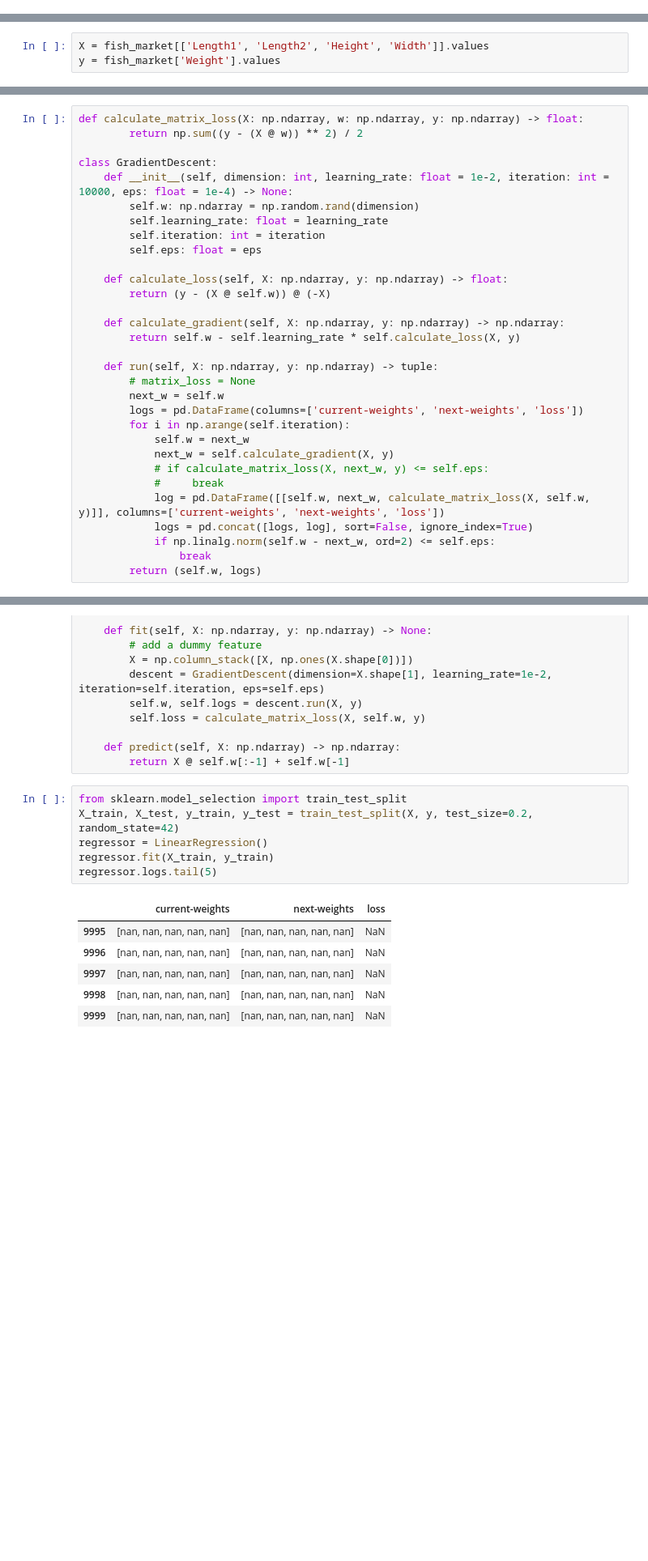
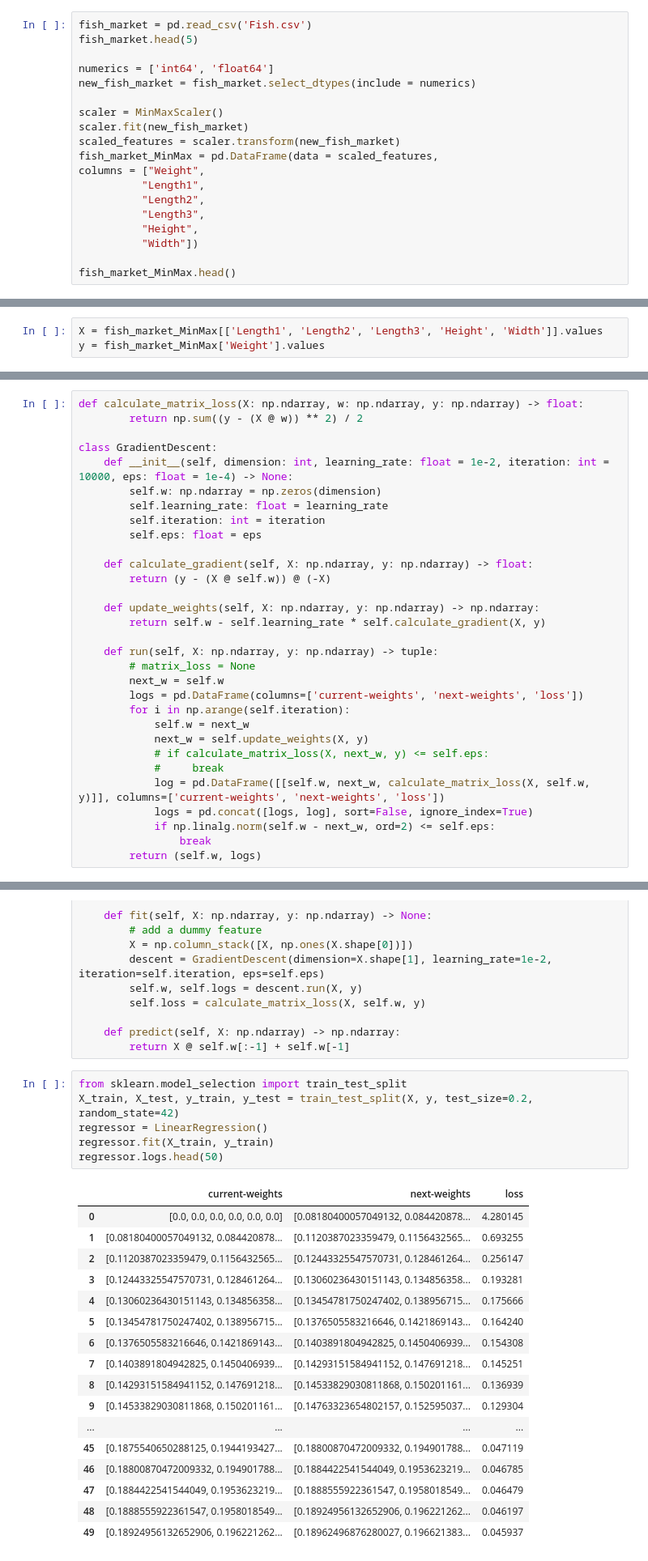
Before and after one commit to NeveykoArt/MachinLearning, a Jupyter notebook: Lab1.ipynb, the cells around one changed output, grey strips where cells are left out. Shown at 81% size. Saved outputs shown, nothing was run; the diff lists cells and outputs as text; blank space fills up the shorter version.

```diff
--- a/Lab1.ipynb
+++ b/Lab1.ipynb
@@ -25,0 +20,19 @@ fish_market.head(5)
+# %%
+fish_market = pd.read_csv('Fish.csv')
+fish_market.head(5)
+
+numerics = ['int64', 'float64']
+new_fish_market = fish_market.select_dtypes(include = numerics)
+
+scaler = MinMaxScaler()
+scaler.fit(new_fish_market)
+scaled_features = scaler.transform(new_fish_market)
+fish_market_MinMax = pd.DataFrame(data = scaled_features,
+columns = ["Weight",
+          "Length1",
+          "Length2",
+          "Length3",
+          "Height",
+          "Width"])
+
+fish_market_MinMax.head()
@@ -26,6 +46,6 @@ fish_market.head(5)
 # %%
-X = fish_market[['Length1', 'Length2', 'Height', 'Width']].values
-y = fish_market['Weight'].values
+X = fish_market_MinMax[['Length1', 'Length2', 'Length3', 'Height', 'Width']].values
+y = fish_market_MinMax['Weight'].values
 # %%
 display(X, y)
 X.shape, y.shape
@@ -74,16 +83,16 @@ def calculate_matrix_loss(X: np.ndarray, w: np.ndarray, y: np.ndarray) -> float:
 
 class GradientDescent:
     def __init__(self, dimension: int, learning_rate: float = 1e-2, iteration: int = 10000, eps: float = 1e-4) -> None:
-        self.w: np.ndarray = np.random.rand(dimension)
+        self.w: np.ndarray = np.zeros(dimension)
         self.learning_rate: float = learning_rate
         self.iteration: int = iteration
         self.eps: float = eps
 
-    def calculate_loss(self, X: np.ndarray, y: np.ndarray) -> float:
+    def calculate_gradient(self, X: np.ndarray, y: np.ndarray) -> float:
         return (y - (X @ self.w)) @ (-X)
 
-    def calculate_gradient(self, X: np.ndarray, y: np.ndarray) -> np.ndarray:
-        return self.w - self.learning_rate * self.calculate_loss(X, y)
+    def update_weights(self, X: np.ndarray, y: np.ndarray) -> np.ndarray:
+        return self.w - self.learning_rate * self.calculate_gradient(X, y)
 
     def run(self, X: np.ndarray, y: np.ndarray) -> tuple:
         # matrix_loss = None
@@ -91,7 +100,7 @@ class GradientDescent:
         logs = pd.DataFrame(columns=['current-weights', 'next-weights', 'loss'])
         for i in np.arange(self.iteration):
             self.w = next_w
-            next_w = self.calculate_gradient(X, y)
+            next_w = self.update_weights(X, y)
             # if calculate_matrix_loss(X, next_w, y) <= self.eps:
             #     break
             log = pd.DataFrame([[self.w, next_w, calculate_matrix_loss(X, self.w, y)]], columns=['current-weights', 'next-weights', 'loss'])
@@ -120,16 +131,27 @@ class LinearRegression:
 # %%
 from sklearn.model_selection import train_test_split
 X_train, X_test, y_train, y_test = train_test_split(X, y, test_size=0.2, random_state=42)
 regressor = LinearRegression()
 regressor.fit(X_train, y_train)
-regressor.logs.tail(5)
+regressor.logs.head(50)
 # %% [output]
 |  | current-weights | next-weights | loss |
-| 9995 | [nan, nan, nan, nan, nan] | [nan, nan, nan, nan, nan] | NaN |
-| 9996 | [nan, nan, nan, nan, nan] | [nan, nan, nan, nan, nan] | NaN |
-| 9997 | [nan, nan, nan, nan, nan] | [nan, nan, nan, nan, nan] | NaN |
-| 9998 | [nan, nan, nan, nan, nan] | [nan, nan, nan, nan, nan] | NaN |
-| 9999 | [nan, nan, nan, nan, nan] | [nan, nan, nan, nan, nan] | NaN |
+| 0 | [0.0, 0.0, 0.0, 0.0, 0.0, 0.0] | [0.08180400057049132, 0.084420878... | 4.280145 |
+| 1 | [0.08180400057049132, 0.084420878... | [0.1120387023359479, 0.1156432565... | 0.693255 |
+| 2 | [0.1120387023359479, 0.1156432565... | [0.12443325547570731, 0.128461264... | 0.256147 |
+| 3 | [0.12443325547570731, 0.128461264... | [0.13060236430151143, 0.134856358... | 0.193281 |
+| 4 | [0.13060236430151143, 0.134856358... | [0.13454781750247402, 0.138956715... | 0.175666 |
+| 5 | [0.13454781750247402, 0.138956715... | [0.1376505583216646, 0.1421869143... | 0.164240 |
+| 6 | [0.1376505583216646, 0.1421869143... | [0.1403891804942825, 0.1450406939... | 0.154308 |
+| 7 | [0.1403891804942825, 0.1450406939... | [0.14293151584941152, 0.147691218... | 0.145251 |
+| 8 | [0.14293151584941152, 0.147691218... | [0.14533829030811868, 0.150201161... | 0.136939 |
+| 9 | [0.14533829030811868, 0.150201161... | [0.14763323654802157, 0.152595037... | 0.129304 |
+| ... | ... | ... | ... |
+| 45 | [0.1875540650288125, 0.1944193427... | [0.18800870472009332, 0.194901788... | 0.047119 |
+| 46 | [0.18800870472009332, 0.194901788... | [0.1884422541544049, 0.1953623219... | 0.046785 |
+| 47 | [0.1884422541544049, 0.1953623219... | [0.1888555922361547, 0.1958018549... | 0.046479 |
+| 48 | [0.1888555922361547, 0.1958018549... | [0.18924956132652906, 0.196221262... | 0.046197 |
+| 49 | [0.18924956132652906, 0.196221262... | [0.18962496876280027, 0.196621383... | 0.045937 |
 # %%
 print(f"Prediction: {regressor.predict(X_test)}\nOriginal: {y_test}\nLoss: {regressor.loss}")
 # %% [output]
```
Also changed, not shown: parts of 9 cells of this notebook.
